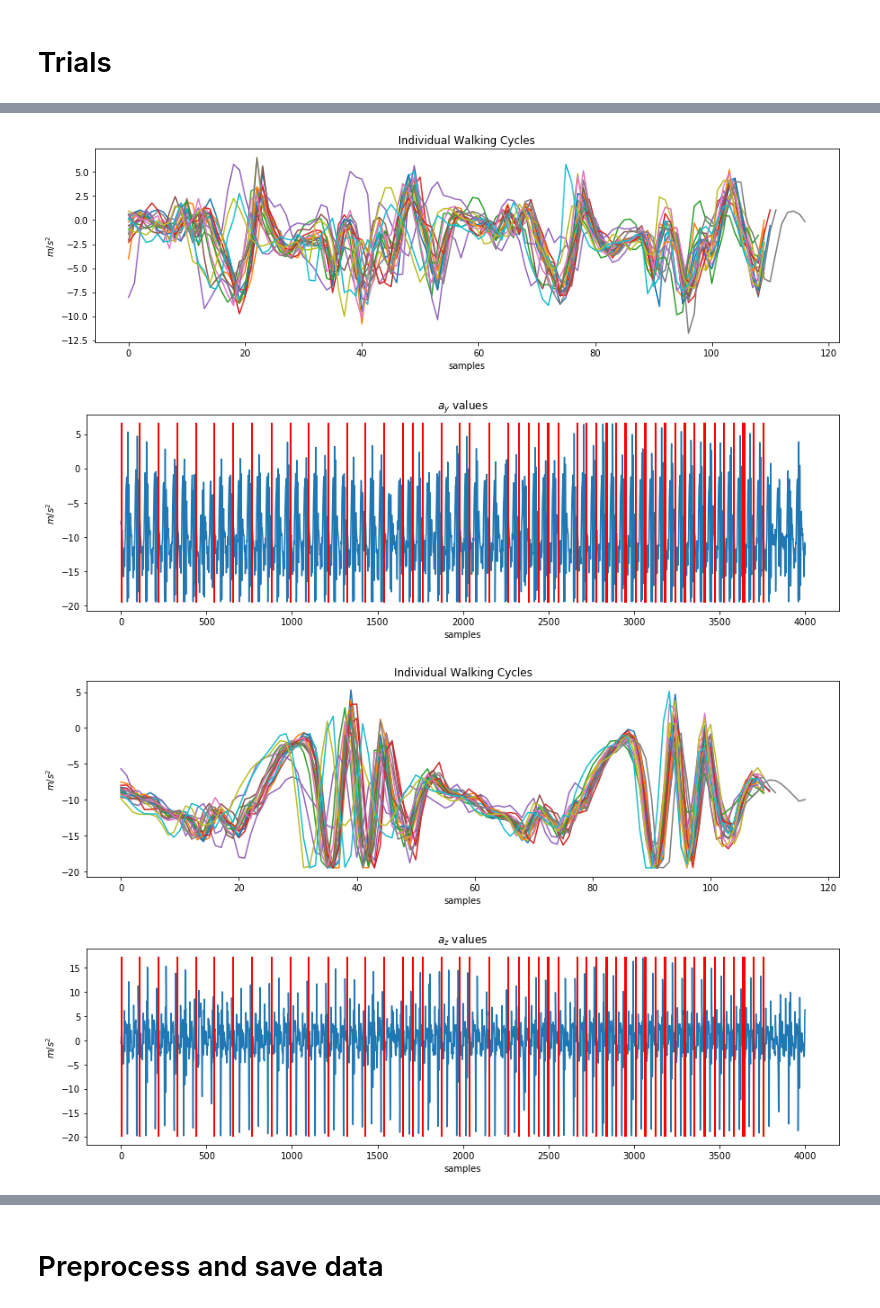
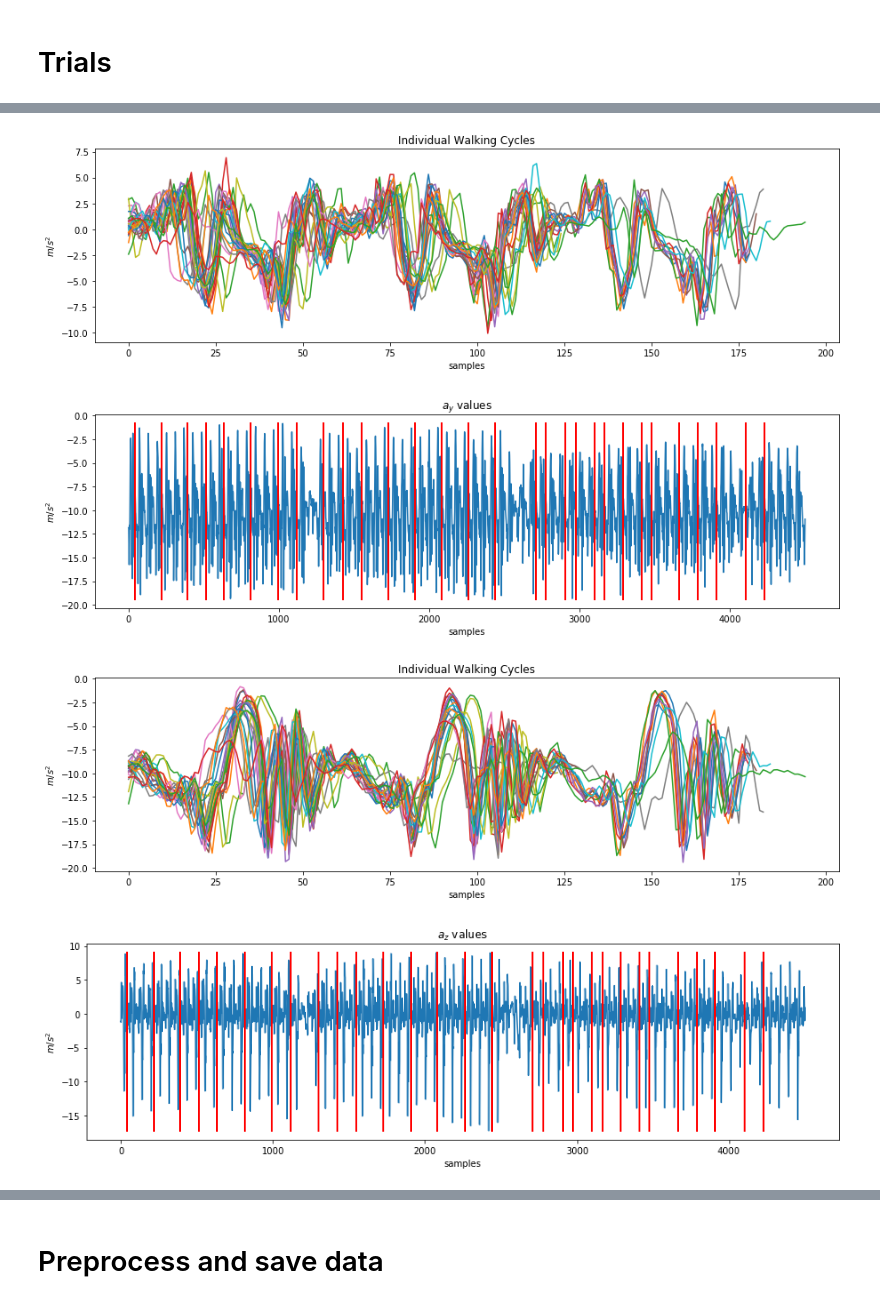
Before and after one commit to ms2666/INFO4120, a Jupyter notebook: preprocessing.ipynb, the cells around one changed output, grey strips where cells are left out. Cells and saved outputs as stored; diff of their text form; code cells hidden in the pictures.

Commit message:
added data, updated scripts

```diff
--- a/preprocessing.ipynb
+++ b/preprocessing.ipynb
@@ -21,4 +21,4 @@ u_dict = generate_udict(base)
 # %% [markdown]
 # Trials
 # %%
-frank = get_data(52, 1)
+frank = get_data(51, 1)
@@ -29,12 +31,12 @@ accelerometer_cols = [x for x in frank.columns if 'data' in x]
 data = rot_trans(frank[accelerometer_cols].values)
 acc_mag = (data ** 2).sum(axis=1) ** 0.5
 # %%
-samples2 = acc_mag[1000:5000]
+samples2 = acc_mag[500:5000]
 starts = find_cycles(samples2)
-starts2 = merge_consecutive_starts(starts, 2)
+starts2 = merge_consecutive_starts(starts, 3)
 plot_steps(samples2, starts2)
 
-x,y,z=frank[accelerometer_cols].values[1000:5000, :].T
+x,y,z=frank[accelerometer_cols].values[500:5000, :].T
 plot_steps(x, starts2, main_title='$a_x$ values')
 plot_steps(y, starts2, main_title='$a_y$ values')
 plot_steps(z, starts2, main_title='$a_z$ values')
@@ -45,4 +47,4 @@ plot_steps(z, starts2, main_title='$a_z$ values')
-[figure, old version]
+[figure, new version]
-[figure, old version]
+[figure, new version]
-[figure, old version]
+[figure, new version]
-[figure, old version]
+[figure, new version]
```
Also changed, not shown: parts of 6 cells of this notebook, 13 other files.
